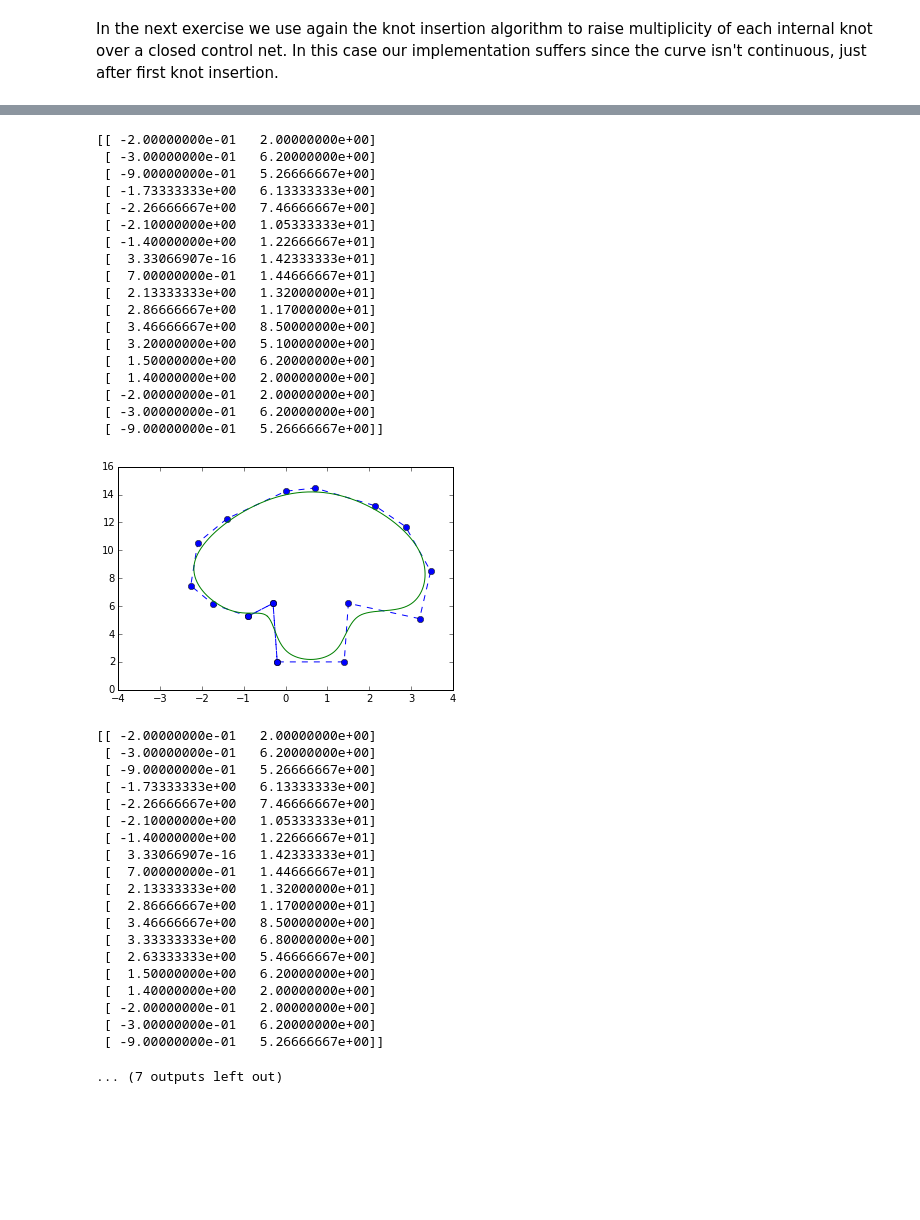
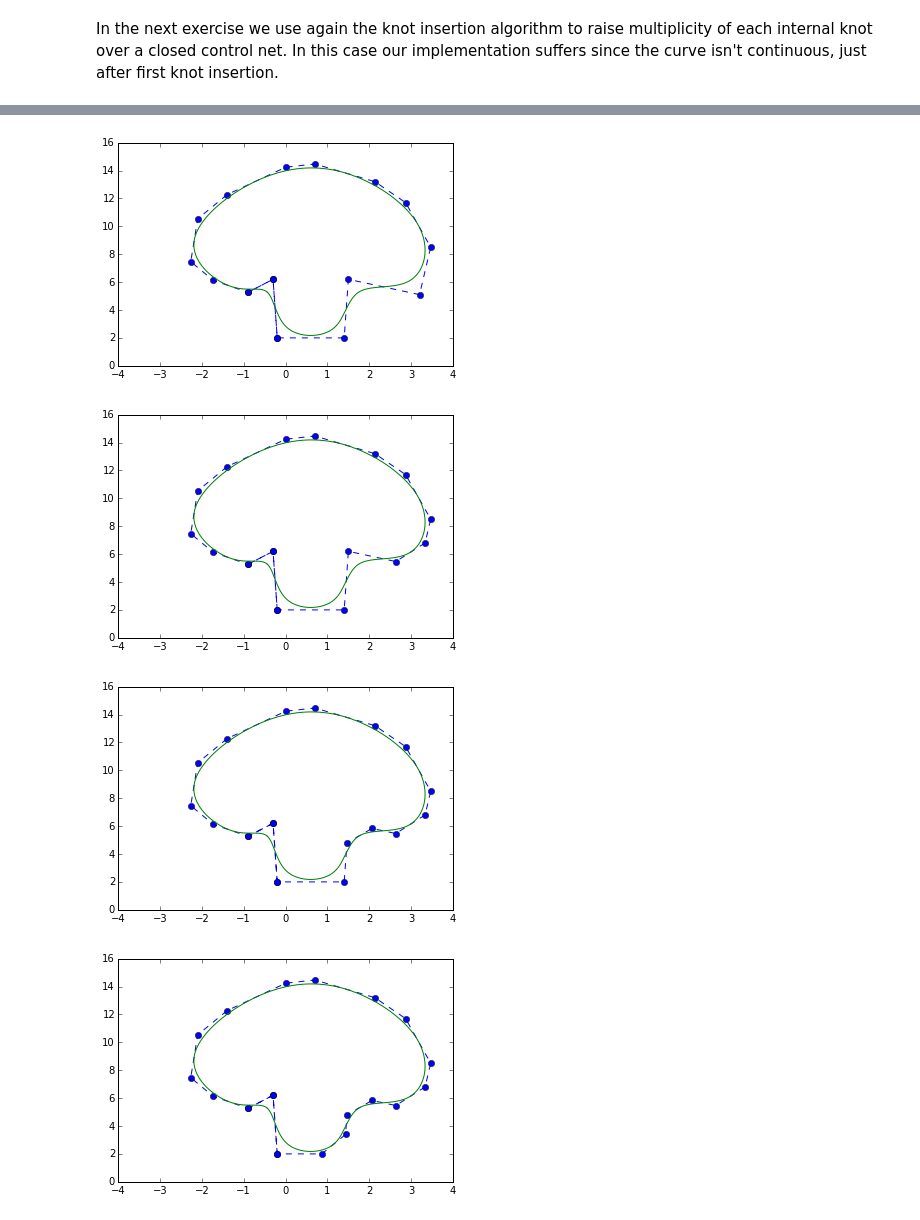
Before and after one commit to massimo-nocentini/cagd, a Jupyter notebook: de-boor/deBoorRecurrenceInAction.ipynb, the cells around one changed output, grey strips where cells are left out. Cells and saved outputs as stored; diff of their text form; code cells hidden in the pictures; blank space fills up the shorter version.

Commit message:
Just refactor the case for closed curve.

```diff
--- a/de-boor/deBoorRecurrenceInAction.ipynb
+++ b/de-boor/deBoorRecurrenceInAction.ipynb
@@ -472,9 +472,11 @@ def exercise_four():
     curve = draw(**arguments)
     plot_curve(curve, close_control_net(control_net), axis=axis)
 
-    def plot_raising_step(multiplicities, extended_vector, control_net, knot_partition_updater):
-        extended_vector = extend_knots_vector(
+    def fix_extended_knot_partition(multiplicities):
+        return extend_knots_vector(
             order, interval, internal_knots, closed, multiplicities)
+
+    def plot_raising_step(multiplicities, extended_vector, control_net):
         arguments = {
             "order":order,
             "interval":interval,
@@ -484,14 +486,15 @@ def exercise_four():
             "multiplicities":multiplicities,
             "extended_vector":extended_vector
         }
-        print(control_net)
         curve = draw(**arguments)
         plot_curve(curve, control_net, axis=axis)
-        knot_partition_updater(extended_vector)
 
-    for step in raise_internal_knots_to_max_smooth(
-                    order, internal_knots, multiplicities, extended_vector, control_net):
-        plot_raising_step(*step)
+    steps = raise_internal_knots_to_max_smooth(
+                order, internal_knots, multiplicities,
+                extended_vector, control_net,
+                fix_extended_knot_partition, closed)
+
+    for step in steps: plot_raising_step(*step)
 
 #________________________________________________________________________
 exercise_four()
@@ -565,40 +506,5 @@ exercise_four()
 [figure]
-[[ -2.00000000e-01   2.00000000e+00]
- [ -3.00000000e-01   6.20000000e+00]
- [ -9.00000000e-01   5.26666667e+00]
- [ -1.73333333e+00   6.13333333e+00]
- [ -2.26666667e+00   7.46666667e+00]
- [ -2.10000000e+00   1.05333333e+01]
- [ -1.40000000e+00   1.22666667e+01]
- [  3.33066907e-16   1.42333333e+01]
- [  7.00000000e-01   1.44666667e+01]
- [  2.13333333e+00   1.32000000e+01]
- [  2.86666667e+00   1.17000000e+01]
- [  3.46666667e+00   8.50000000e+00]
- [  3.20000000e+00   5.10000000e+00]
- [  1.50000000e+00   6.20000000e+00]
- [  1.40000000e+00   2.00000000e+00]
- [ -2.00000000e-01   2.00000000e+00]
- [ -3.00000000e-01   6.20000000e+00]
- [ -9.00000000e-01   5.26666667e+00]]
 [figure]
-[[ -2.00000000e-01   2.00000000e+00]
- [ -3.00000000e-01   6.20000000e+00]
- [ -9.00000000e-01   5.26666667e+00]
- [ -1.73333333e+00   6.13333333e+00]
- [ -2.26666667e+00   7.46666667e+00]
- [ -2.10000000e+00   1.05333333e+01]
- [ -1.40000000e+00   1.22666667e+01]
- [  3.33066907e-16   1.42333333e+01]
- [  7.00000000e-01   1.44666667e+01]
- [  2.13333333e+00   1.32000000e+01]
- [  2.86666667e+00   1.17000000e+01]
- [  3.46666667e+00   8.50000000e+00]
- [  3.33333333e+00   6.80000000e+00]
- [  2.63333333e+00   5.46666667e+00]
- [  1.50000000e+00   6.20000000e+00]
- [  1.40000000e+00   2.00000000e+00]
- [ -2.00000000e-01   2.00000000e+00]
- [ -3.00000000e-01   6.20000000e+00]
- [ -9.00000000e-01   5.26666667e+00]]
-... (7 outputs left out)
+[figure, added]
+[figure, added]
+[figure, added]
```
Also changed, not shown: parts of 1 cell of this notebook, 2 other files.
